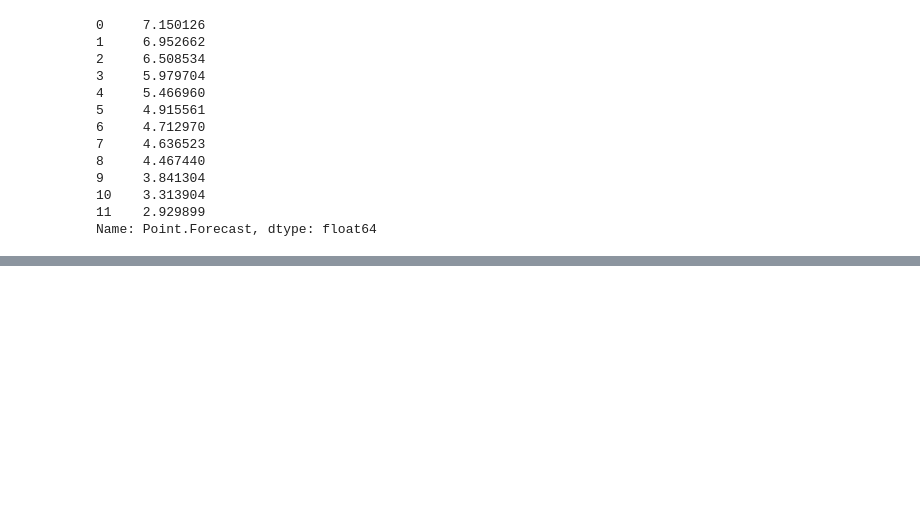
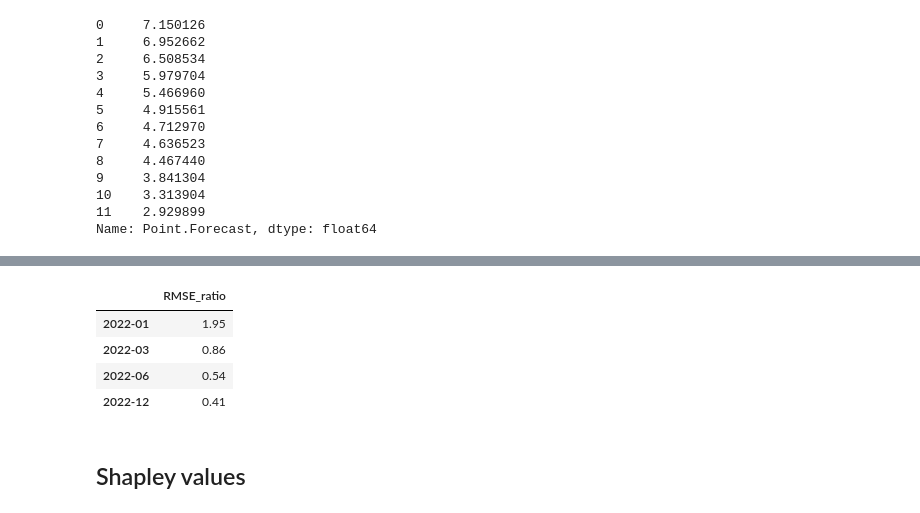
Before and after one commit to Geetika-L/Econ_472, a Jupyter notebook: RF_all_horizon.ipynb, the cells around one changed output, grey strips where cells are left out. Saved outputs shown, nothing was run; the diff lists cells and outputs as text; code cells hidden in the pictures; blank space fills up the shorter version.

```diff
--- a/RF_all_horizon.ipynb
+++ b/RF_all_horizon.ipynb
@@ -265,0 +279,17 @@ Name: Point.Forecast, dtype: float64
+# %%
+## Mean squared error ratios
+
+df_arima_RF_t = df_arima_RF.T
+df_arima_RF_t['RMSE_RF'] = abs(df_arima_RF_t['actual value'] - df_arima_RF_t['RF prediction'])
+df_arima_RF_t['RMSE_ARIMA'] = abs(df_arima_RF_t['actual value'] - df_arima_RF_t['ARIMA prediction'])
+df_arima_RF_t['RMSE_ratio'] = np.round(df_arima_RF_t['RMSE_RF']/df_arima_RF_t['RMSE_ARIMA'],2)
+# %%
+df_arima_RF_t[['RMSE_ratio']]
+# %% [output]
+|  | RMSE_ratio |
+| 2022-01 | 1.95 |
+| 2022-03 | 0.86 |
+| 2022-06 | 0.54 |
+| 2022-12 | 0.41 |
+# %% [markdown]
+## Shapley values
```
Also changed, not shown: parts of 7 cells of this notebook.
